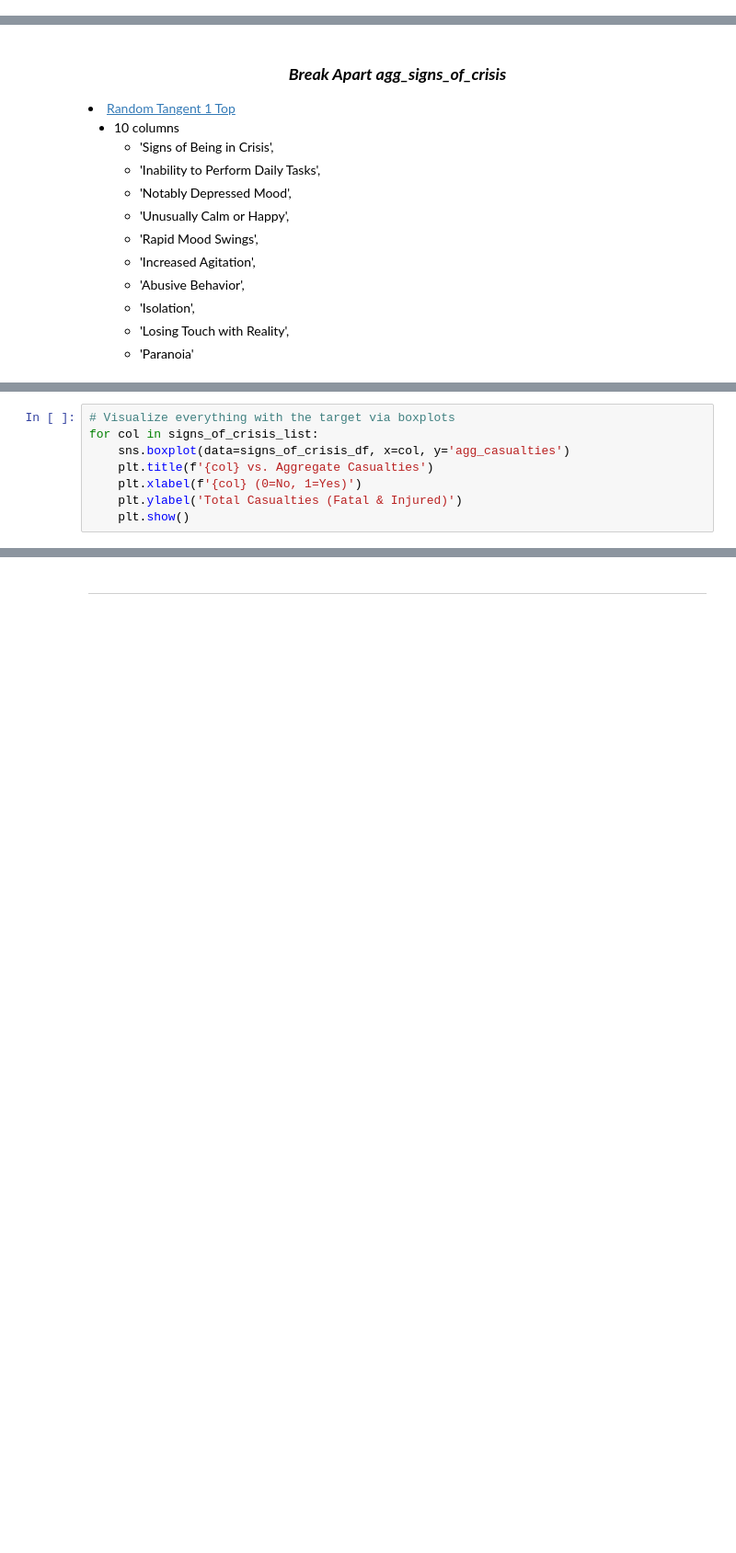
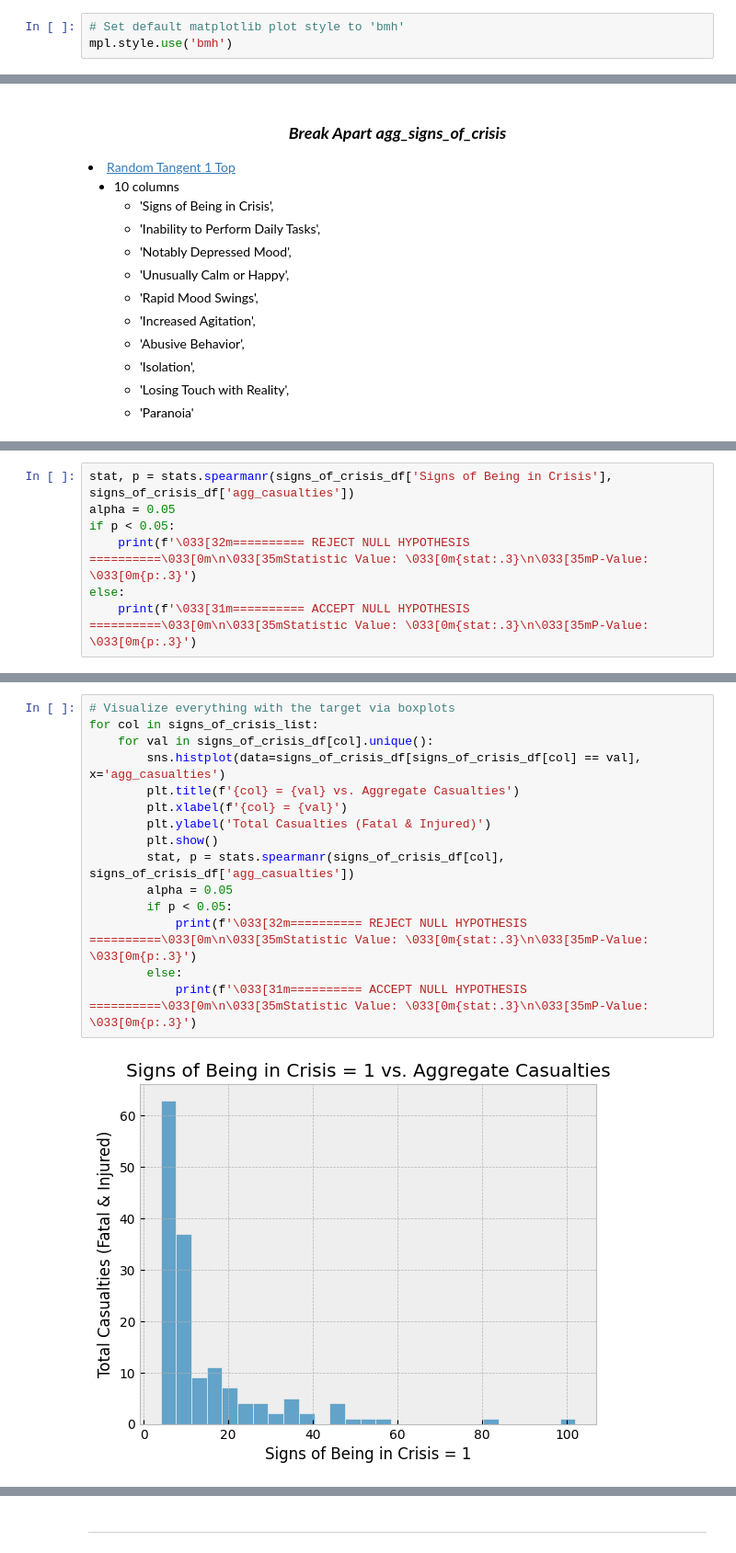
Before and after one commit to Jared-Wood135/mass-shooters-project, a Jupyter notebook: misc.ipynb, the cells around one changed output, grey strips where cells are left out. Shown at 92% size. Drawn from its saved outputs; the diff is of its cells as text; blank space fills up the shorter version.

Commit message:
Tested and utilized a function to apply a spearmanr test on data, will change to a mannwhitneyu test later

```diff
--- a/misc.ipynb
+++ b/misc.ipynb
@@ -43,6 +46,9 @@ warnings.filterwarnings('ignore')
 
 # .py Files
 import wrangle as w
+# %%
+# Set default matplotlib plot style to 'bmh'
+mpl.style.use('bmh')
 # %% [markdown]
 <a id='initial'></a>
 <div style='background-color:lightblue'>
@@ -137,8 +118,0 @@ signs_of_crisis_list = signs_of_crisis_df.drop(columns='agg_casualties').columns
-# %%
-# Visualize everything with the target via boxplots
-for col in signs_of_crisis_list:
-    sns.boxplot(data=signs_of_crisis_df, x=col, y='agg_casualties')
-    plt.title(f'{col} vs. Aggregate Casualties')
-    plt.xlabel(f'{col} (0=No, 1=Yes)')
-    plt.ylabel('Total Casualties (Fatal & Injured)')
-    plt.show()
@@ -155,0 +176,7 @@ for col in signs_of_crisis_list:
+# %%
+stat, p = stats.spearmanr(signs_of_crisis_df['Signs of Being in Crisis'], signs_of_crisis_df['agg_casualties'])
+alpha = 0.05
+if p < 0.05:
+    print(f'\033[32m========== REJECT NULL HYPOTHESIS ==========\033[0m\n\033[35mStatistic Value: \033[0m{stat:.3}\n\033[35mP-Value: \033[0m{p:.3}')
+else:
+    print(f'\033[31m========== ACCEPT NULL HYPOTHESIS ==========\033[0m\n\033[35mStatistic Value: \033[0m{stat:.3}\n\033[35mP-Value: \033[0m{p:.3}')
@@ -155,0 +187,17 @@ for col in signs_of_crisis_list:
+# %%
+# Visualize everything with the target via boxplots
+for col in signs_of_crisis_list:
+    for val in signs_of_crisis_df[col].unique():
+        sns.histplot(data=signs_of_crisis_df[signs_of_crisis_df[col] == val], x='agg_casualties')
+        plt.title(f'{col} = {val} vs. Aggregate Casualties')
+        plt.xlabel(f'{col} = {val}')
+        plt.ylabel('Total Casualties (Fatal & Injured)')
+        plt.show()
+        stat, p = stats.spearmanr(signs_of_crisis_df[col], signs_of_crisis_df['agg_casualties'])
+        alpha = 0.05
+        if p < 0.05:
+            print(f'\033[32m========== REJECT NULL HYPOTHESIS ==========\033[0m\n\033[35mStatistic Value: \033[0m{stat:.3}\n\033[35mP-Value: \033[0m{p:.3}')
+        else:
+            print(f'\033[31m========== ACCEPT NULL HYPOTHESIS ==========\033[0m\n\033[35mStatistic Value: \033[0m{stat:.3}\n\033[35mP-Value: \033[0m{p:.3}')
+# %% [output]
+[figure, added]
```
Also changed, not shown: parts of 54 cells of this notebook.
